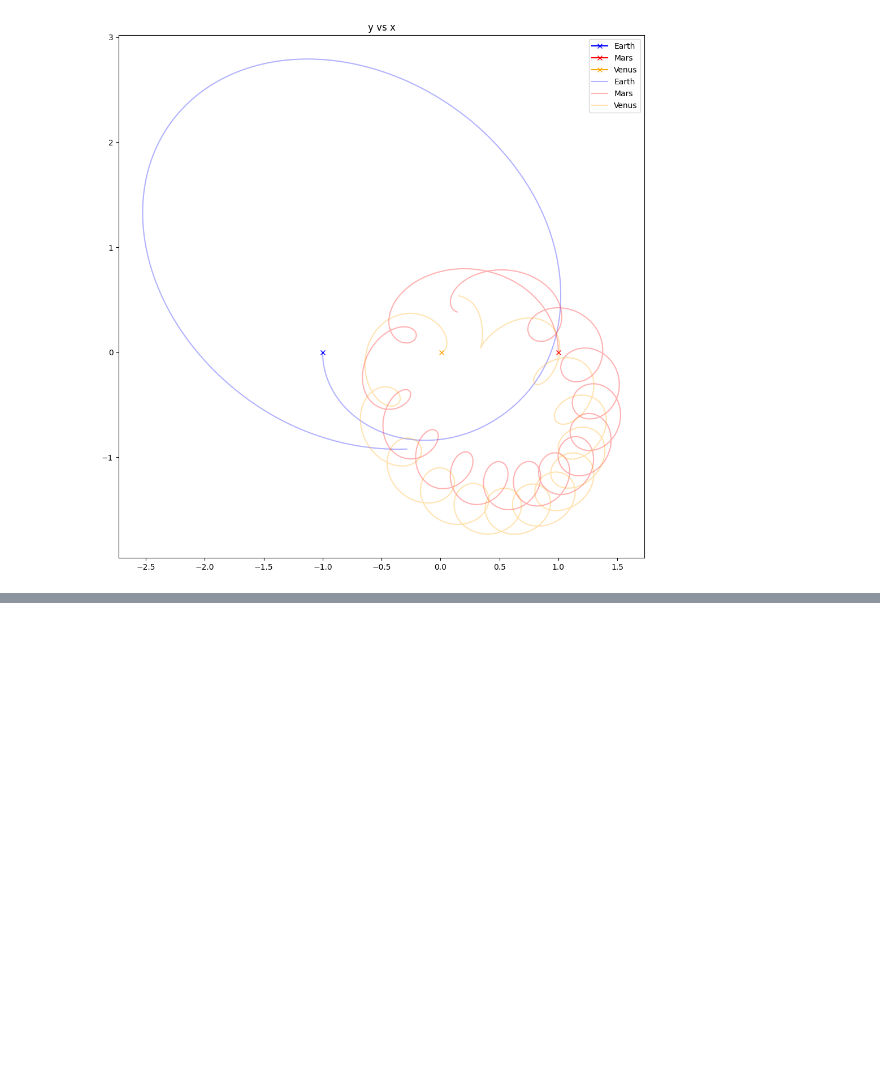
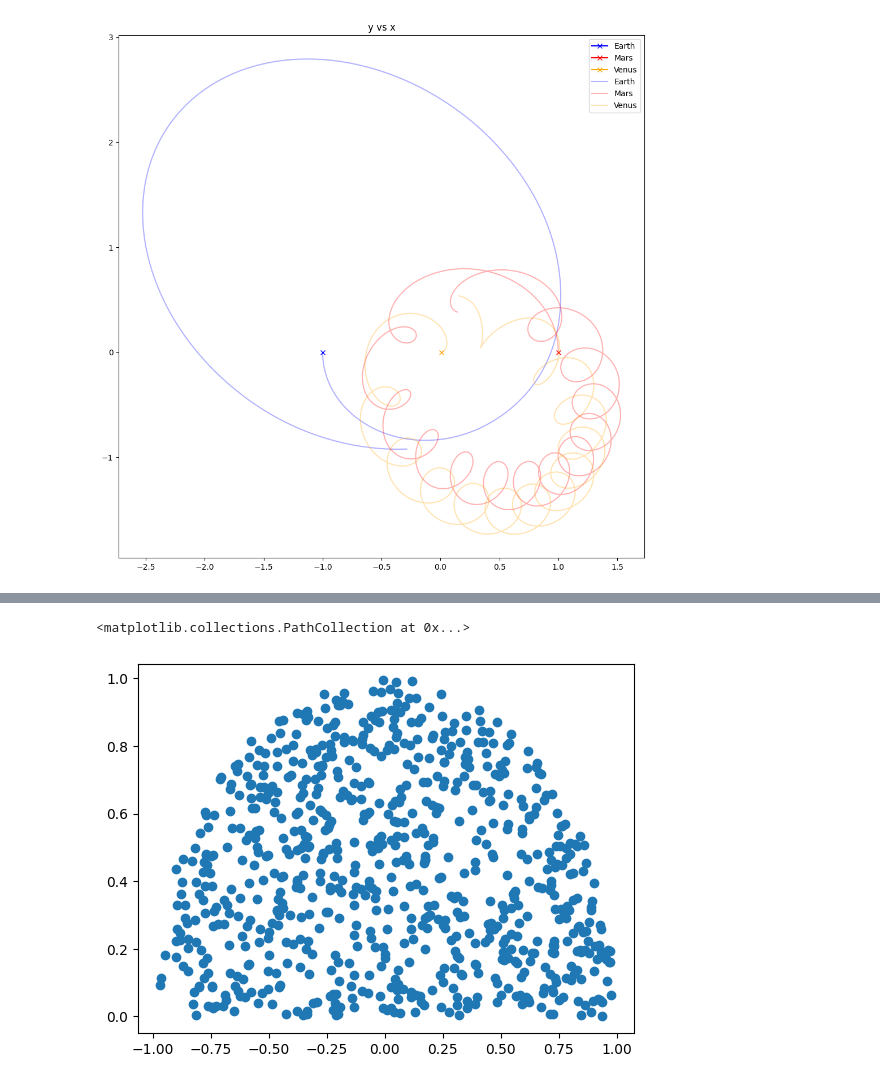
Before and after one commit to wastjohn/ThreeBodyProblemVis, a Jupyter notebook: ThreeBodyVis.ipynb, the cells around one changed output, grey strips where cells are left out. Drawn from its saved outputs; the diff is of its cells as text; code cells hidden in the pictures; blank space fills up the shorter version.

Commit message:
perterbation theory

```diff
--- a/ThreeBodyVis.ipynb
+++ b/ThreeBodyVis.ipynb
@@ -425,3 +425,17 @@ TclError: invalid command name ".!canvas"
 t1.clear()
 t2.clear()
 t3.clear()
+# %%
+import math
+import random
+
+def perterbations(N):
+    positions = []
+    for i in range(N):
+        x = random.randrange(-1000, 1000, 1) / 10000
+        y = random.randrange(0, 1000, 1) / 10000
+        if x**2 + y**2 <= 1:
+            positions.append((x, y))
+    return positions
+
+perterbations(10)
@@ -427,0 +453,14 @@ t3.clear()
+# %%
+import math
+import matplotlib.pyplot as plt
+
+l = perterbations(1000)
+x = []
+y = []
+for i in l:
+    x.append(i[0])
+    y.append(i[1])
+plt.scatter(x, y)
+# %% [output]
+<matplotlib.collections.PathCollection at 0x...>
+[figure, added]
```
Also changed, not shown: parts of 3 cells of this notebook.
